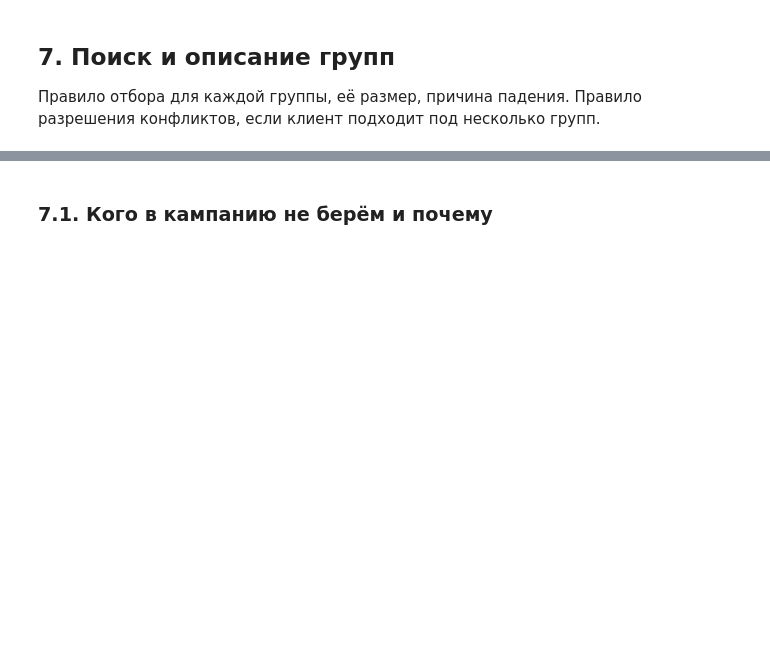
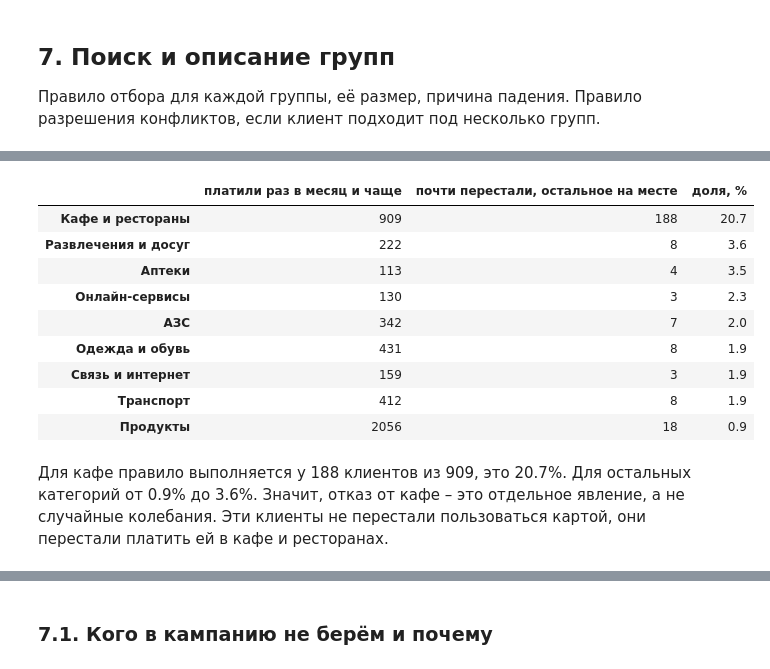
Before and after one commit to sangnchr-s/Gonchar_Alexander_Lab1, a Jupyter notebook: 01_analysis.ipynb, the cells around one changed output, grey strips where cells are left out. Saved outputs shown, nothing was run; the diff lists cells and outputs as text; code cells hidden in the pictures; blank space fills up the shorter version.

```diff
--- a/01_analysis.ipynb
+++ b/01_analysis.ipynb
@@ -1726,0 +1807,31 @@ robust.round(2)
+# %%
+stable = profile[~profile["упала больше чем вдвое"]]
+check = {}
+for cat in pay["category"].unique():
+    in_cat = pay["category"] == cat
+    c = (pay[in_cat].groupby(["client_id", "period"]).size().unstack(fill_value=0)
+         .reindex(stable.index, fill_value=0))
+    o = (pay[~in_cat].groupby(["client_id", "period"]).size().unstack(fill_value=0)
+         .reindex(stable.index, fill_value=0))
+    cat_base = c["base"] / stable["месяцев в базе"]
+    cat_change = (c["eval"] / 6 / cat_base - 1) * 100
+    other_change = (o["eval"] / 6 / (o["base"] / stable["месяцев в базе"]) - 1) * 100
+    regular = cat_base >= 1
+    dropped = regular & (cat_change <= -80) & (other_change > -20)
+    check[cat] = {"платили раз в месяц и чаще": regular.sum(), "почти перестали, остальное на месте": dropped.sum()}
+check = pd.DataFrame(check).T
+check["доля, %"] = (check["почти перестали, остальное на месте"] / check["платили раз в месяц и чаще"] * 100).round(1)
+check.sort_values("доля, %", ascending=False)
+# %% [output]
+|  | платили раз в месяц и чаще | почти перестали, остальное на месте | доля, % |
+| Кафе и рестораны | 909 | 188 | 20.7 |
+| Развлечения и досуг | 222 | 8 | 3.6 |
+| Аптеки | 113 | 4 | 3.5 |
+| Онлайн-сервисы | 130 | 3 | 2.3 |
+| АЗС | 342 | 7 | 2.0 |
+| Одежда и обувь | 431 | 8 | 1.9 |
+| Связь и интернет | 159 | 3 | 1.9 |
+| Транспорт | 412 | 8 | 1.9 |
+| Продукты | 2056 | 18 | 0.9 |
+# %% [markdown]
+Для кафе правило выполняется у 188 клиентов из 909, это 20.7%. Для остальных категорий от 0.9% до 3.6%. Значит, отказ от кафе – это отдельное явление, а не случайные колебания. Эти клиенты не перестали пользоваться картой, они перестали платить ей в кафе и ресторанах.
```
Also changed, not shown: parts of 21 cells of this notebook.
